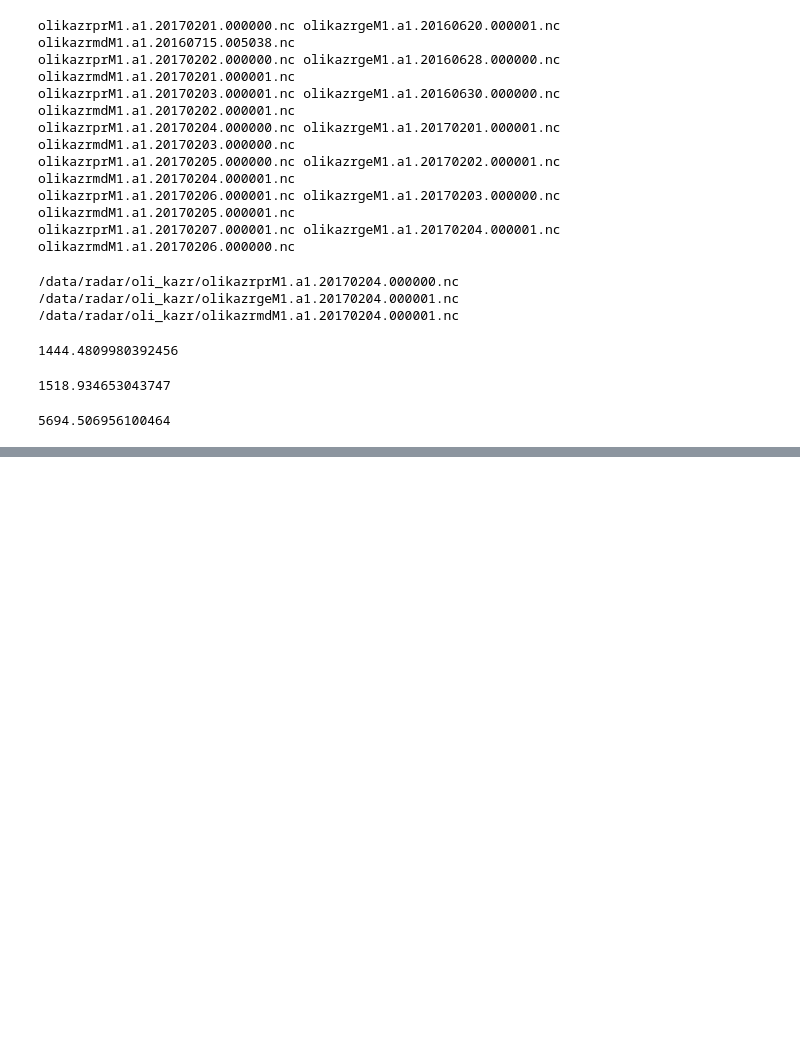
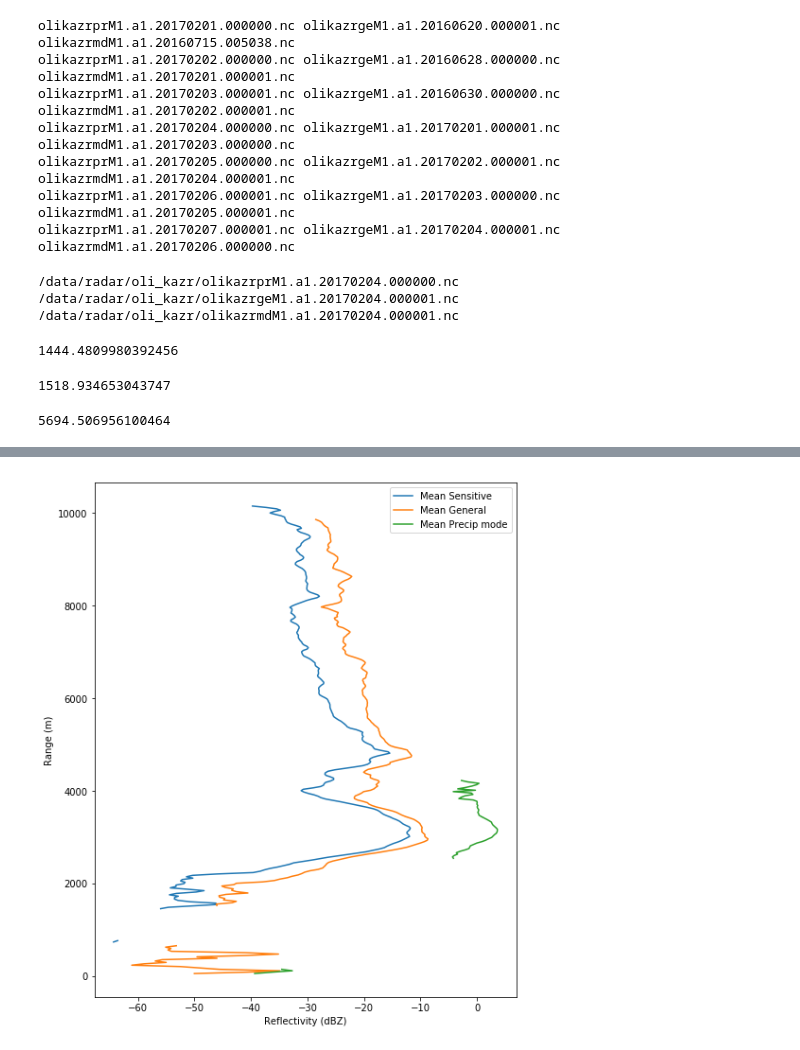
Before and after one commit to scollis/kazr_tools, a Jupyter notebook: notebooks/KAZR_mode_compare.ipynb, the cells around one changed output, grey strips where cells are left out. Saved outputs shown, nothing was run; the diff lists cells and outputs as text; code cells hidden in the pictures; blank space fills up the shorter version.

Commit message:
ADD: Notebook checking mode comparison
Finished the notebook on comparing the modes of the OLI KAZR..

```diff
--- a/notebooks/KAZR_mode_compare.ipynb
+++ b/notebooks/KAZR_mode_compare.ipynb
@@ -202,0 +216,25 @@ ax3.set_xlim([time_md.min(), time_md.max()])
+# %%
+def cond_mean(radar, field):
+    field_data = radar.fields[field]['data']
+    ranger = radar.range['data']
+    mean_data = field_data.mean(axis=0)
+    return ranger, mean_data
+
+def find_nearest(array,value):
+    idx = (np.abs(array-value)).argmin()
+    return idx
+# %%
+range_md, mean_z_md = cond_mean(radar_md, 'reflectivity_filtered')
+range_pr, mean_z_pr = cond_mean(radar_pr, 'reflectivity_filtered')
+range_ge, mean_z_ge = cond_mean(radar_ge, 'reflectivity_filtered')
+# %%
+fig = plt.figure(figsize=[8,10])
+plt.plot(mean_z_md, range_md, label='Mean Sensitive')
+plt.plot(mean_z_ge, range_ge, label='Mean General')
+plt.plot(mean_z_pr, range_pr, label='Mean Precip mode')
+plt.xlabel('Reflectivity (dBZ)')
+plt.ylabel('Range (m)')
+plt.legend()
+plt.savefig('../images/means.png')
+# %% [output]
+[figure, added]
```
Also changed, not shown: parts of 8 cells of this notebook, 5 other files.
